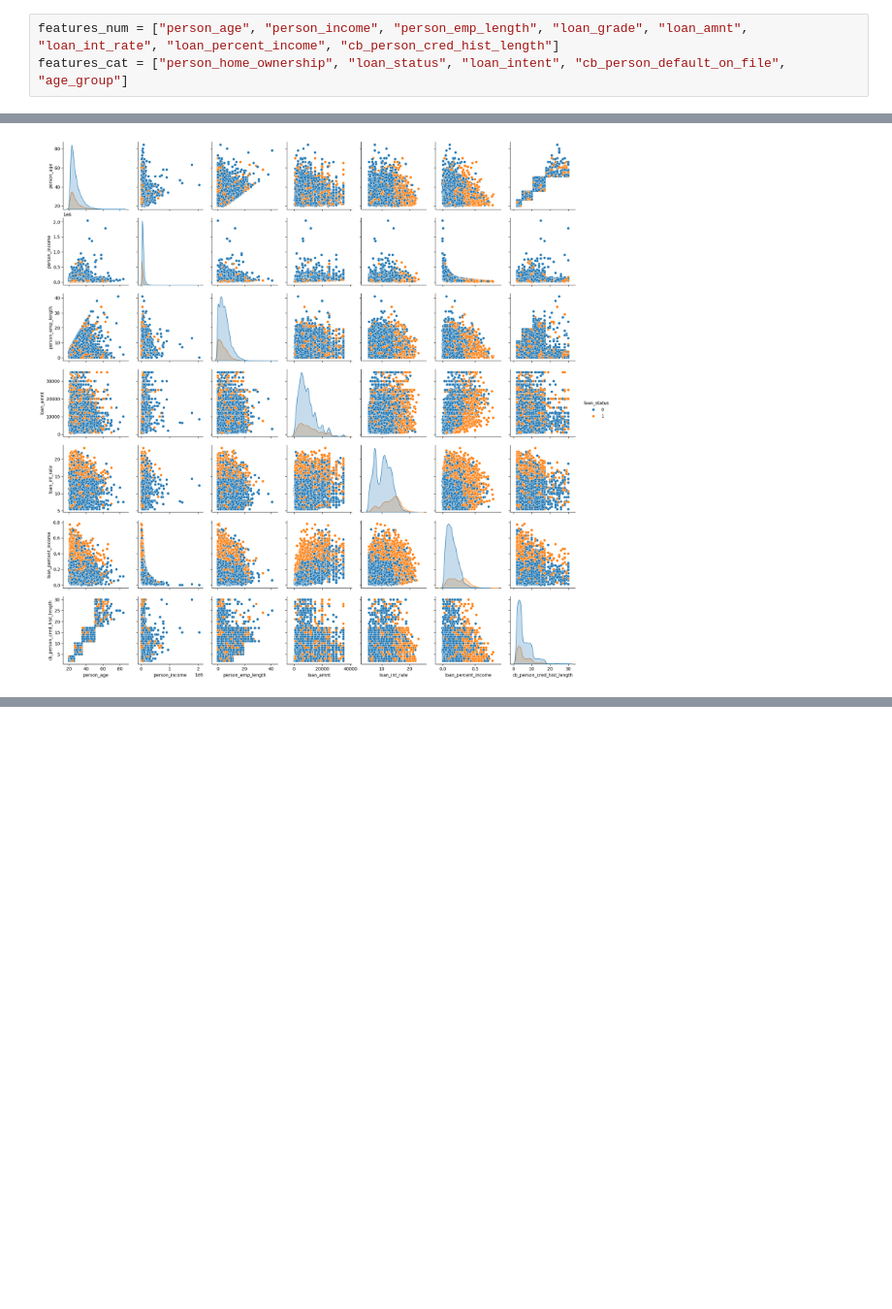
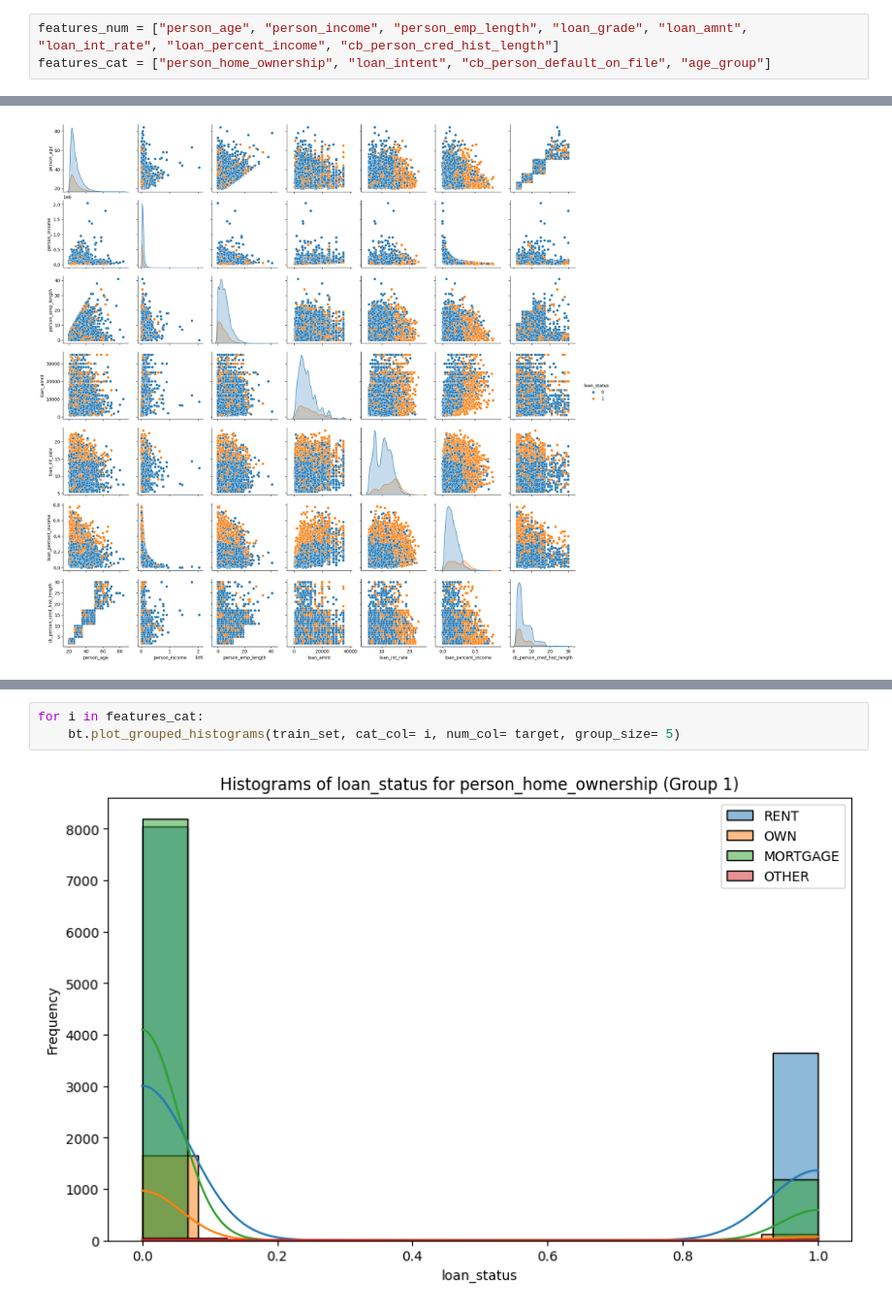
Before and after one commit to VictorMDSS/Machine_Learning_Project_Victor_Manuel_De_Sousa_Sanchez, a Jupyter notebook: clasificador_binario/credit_risk_clasification.ipynb, the cells around one changed output, grey strips where cells are left out. Shown at 97% size. Saved outputs shown, nothing was run; the diff lists cells and outputs as text; blank space fills up the shorter version.

```diff
--- a/clasificador_binario/credit_risk_clasification.ipynb
+++ b/clasificador_binario/credit_risk_clasification.ipynb
@@ -233,7 +233,7 @@ print(train_set)
 Comencemos por hacer un analisis de los datos existentes y saber como tratarlos.
 # %%
 features_num = ["person_age", "person_income", "person_emp_length", "loan_grade", "loan_amnt", "loan_int_rate", "loan_percent_income", "cb_person_cred_hist_length"]
-features_cat = ["person_home_ownership", "loan_status", "loan_intent", "cb_person_default_on_file", "age_group"]
+features_cat = ["person_home_ownership", "loan_intent", "cb_person_default_on_file", "age_group"]
 # %% [markdown]
 ### 6.1 Númericas
 # %%
@@ -281,0 +298,5 @@ plt.show();
+# %%
+for i in features_cat:
+    bt.plot_grouped_histograms(train_set, cat_col= i, num_col= target, group_size= 5)
+# %% [output]
+[figure, added]
```
Also changed, not shown: parts of 15 cells of this notebook, 1 other file.
